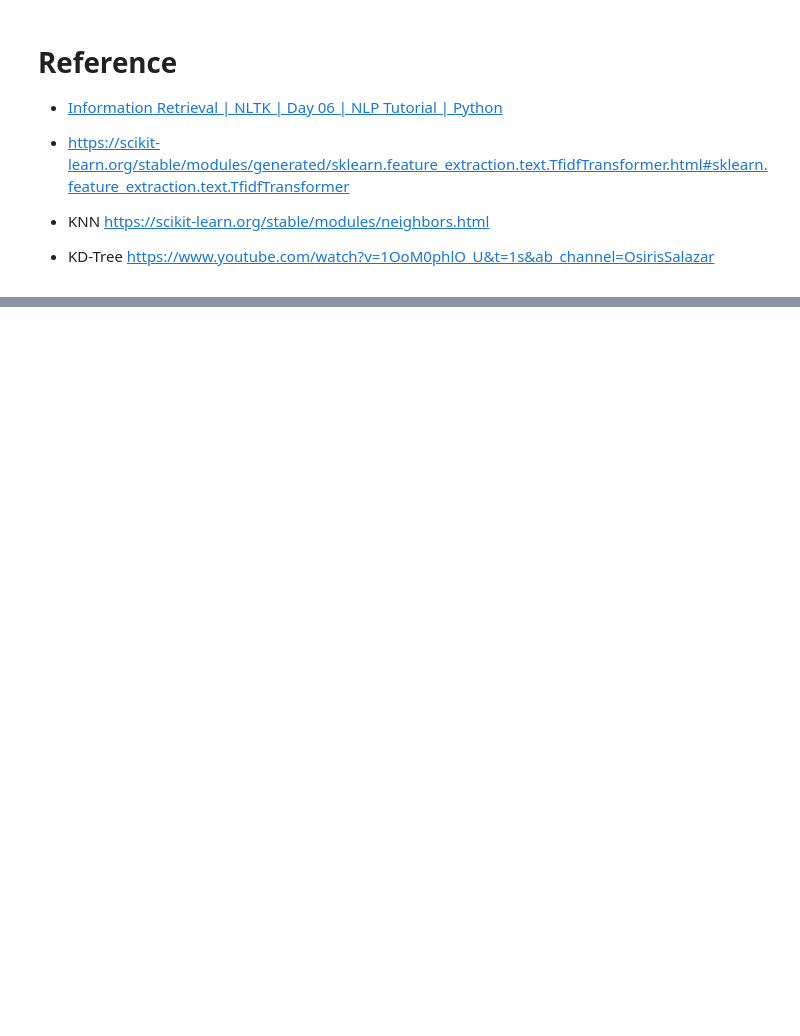
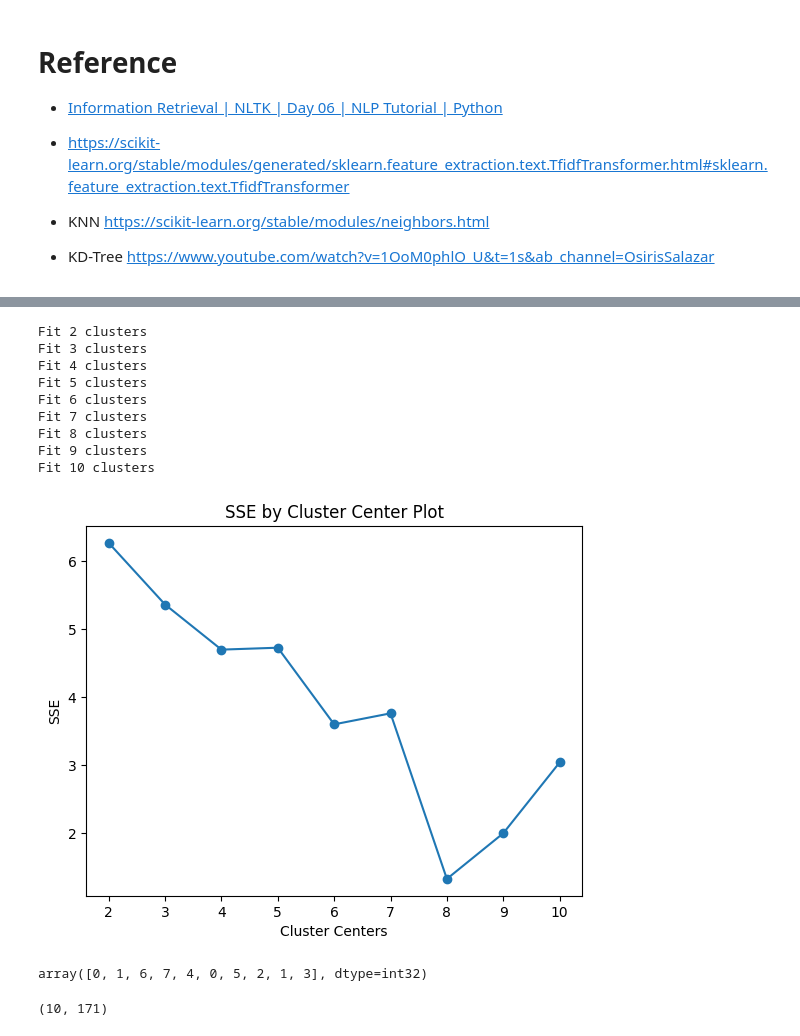
Before and after one commit to yousenwang/NLP-demo, a Jupyter notebook: information_retrieval_demo.ipynb, the cells around one changed output, grey strips where cells are left out. Drawn from its saved outputs; the diff is of its cells as text; code cells hidden in the pictures; blank space fills up the shorter version.

Commit message:
Clustering Unsupervised EDA

```diff
--- a/information_retrieval_demo.ipynb
+++ b/information_retrieval_demo.ipynb
@@ -42,7 +42,8 @@ faq.head()
 # 訓練: 目前數據只輸入回覆內容；無問題
 # %%
 tfidf = TfidfVectorizer().fit(faq['reply'])
-train = tfidf.transform(faq.reply).toarray()
+train_tfidf = tfidf.transform(faq.reply)
+train = train_tfidf.toarray()
 faq["tfidf"] = list(train)
 # %%
 faq.head()
@@ -116,7 +117,7 @@ question : Where is the logistics waybill label printed?
 Distance : 1.1778984320856065
 reply : At the end of the case, if `Generate Waybill label` is checked, the system will automatically jump to goods receiving and sending -> Receiving and Sending Management -> Goods to be shipped. Cl ...
 # %%
-
+ans = 0
 for k, _ in faq.question.items():
 
   question = [faq.question[k]]
@@ -132,6 +133,8 @@ for k, _ in faq.question.items():
     print(f'Predicted_Q : {faq["question"][value]}')
     print(f'Distance : {distance[0][i]}')
     print(f'Predicted_Reply : {faq["reply"][value]}')
+    print(question[0]==faq["question"][value])
+    ans+= 1 if question[0]==faq["question"][value] else 0
   print("\n")
 # %% [output]
 ['How to jump to the specified work station?']
@@ -153,0 +159,5 @@ Predicted_Reply : When TAT is greater than or equal to 1 day but less than 2 day
+# %%
+n = len(faq)
+print(ans)
+print(len(faq))
+print(ans/len(faq))
@@ -164,0 +213,30 @@ https://www.youtube.com/watch?v=1OoM0phlO_U&t=1s&ab_channel=OsirisSalazar
+# %%
+def find_optimal_clusters(data, max_k):
+    iters = range(2, max_k+1, 1)
+
+    sse = []
+    for k in iters:
+        sse.append(MiniBatchKMeans(n_clusters=k, init_size=1024, batch_size=2048, random_state=20).fit(data).inertia_)
+        # sse.append(KMeans(n_clusters=k).fit(data).inertia_)
+        print('Fit {} clusters'.format(k))
+
+    f, ax = plt.subplots(1, 1)
+    ax.plot(iters, sse, marker='o')
+    ax.set_xlabel('Cluster Centers')
+    ax.set_xticks(iters)
+    ax.set_xticklabels(iters)
+    ax.set_ylabel('SSE')
+    ax.set_title('SSE by Cluster Center Plot')
+
+find_optimal_clusters(train_tfidf, n)
+# %% [output]
+Fit 2 clusters
+Fit 3 clusters
+Fit 4 clusters
+Fit 5 clusters
+Fit 6 clusters
+Fit 7 clusters
+Fit 8 clusters
+Fit 9 clusters
+Fit 10 clusters
+[figure, added]
@@ -164,0 +245,8 @@ https://www.youtube.com/watch?v=1OoM0phlO_U&t=1s&ab_channel=OsirisSalazar
+# %%
+clusters
+# %% [output]
+array([0, 1, 6, 7, 4, 0, 5, 2, 1, 3], dtype=int32)
+# %%
+train_tfidf.shape
+# %% [output]
+(10, 171)
```
Also changed, not shown: parts of 12 cells of this notebook.
